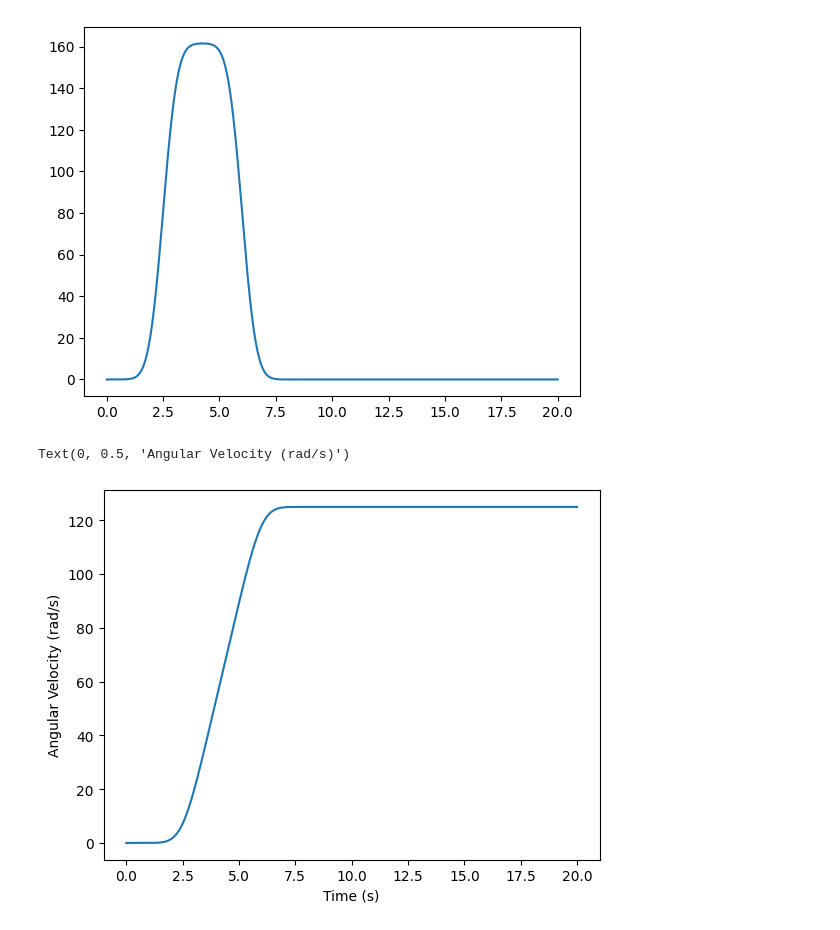
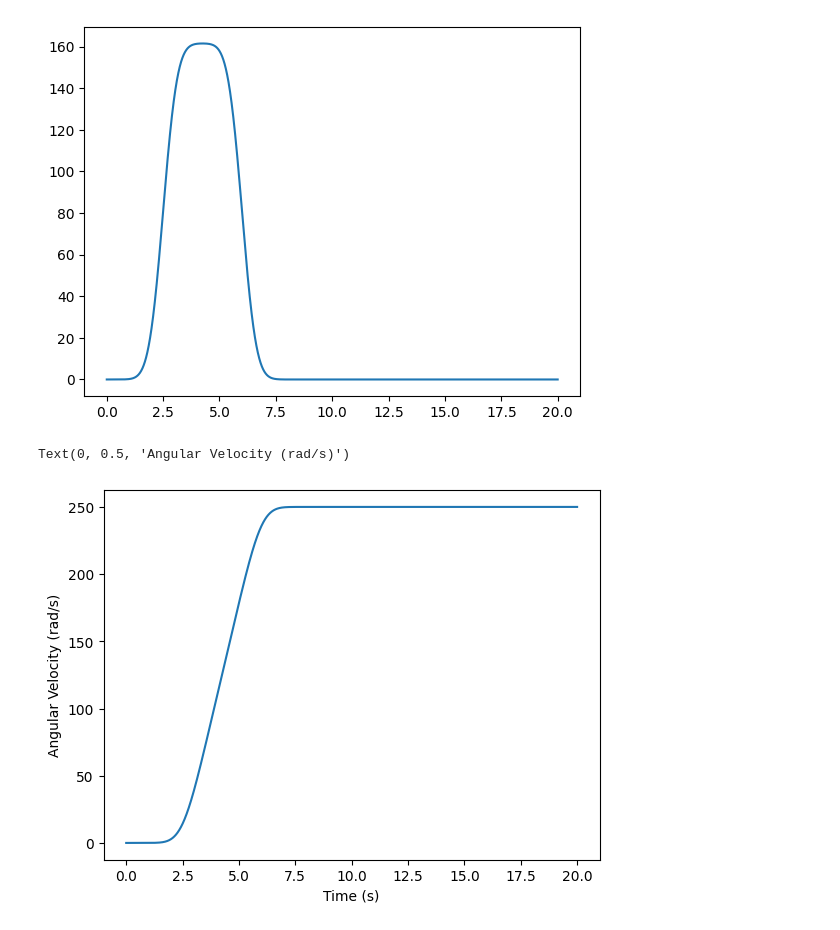
Before and after one commit to Umich-NASA-Big-Idea-Challenge/Speccing, a Jupyter notebook: Motion-Model.ipynb, the cells around one changed output. Cells and saved outputs as stored; diff of their text form; code cells hidden in the pictures.

Commit message:
Fixed gear ratio

```diff
--- a/Motion-Model.ipynb
+++ b/Motion-Model.ipynb
@@ -164,18 +164,18 @@ plt.plot(t,wheel_torque)
 # %%
 # Transmission Conversion
 # Transmission Parameters
-ratio = 50
-efficiency = .9
+ratio = 100
+efficiency = .8
 
 motor_velocity = smoothed_velocity * ratio
 motor_torque = wheel_torque / ( efficiency * ratio)
 
 plt.plot(t,motor_velocity)
 plt.xlabel('Time (s)')
 plt.ylabel('Angular Velocity (rad/s)')
 # %% [output]
 Text(0, 0.5, 'Angular Velocity (rad/s)')
-[figure, old version]
+[figure, new version]
 # %%
 plt.plot(t,motor_torque)
 plt.xlabel('Time (s)')
```
Also changed, not shown: parts of 2 cells of this notebook.
